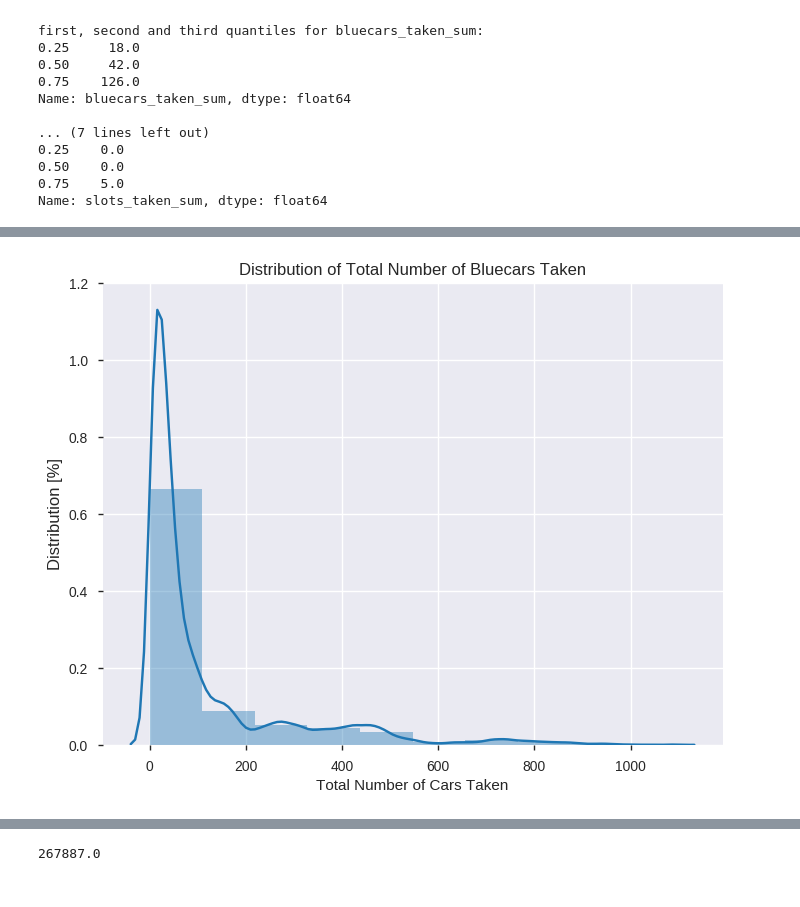
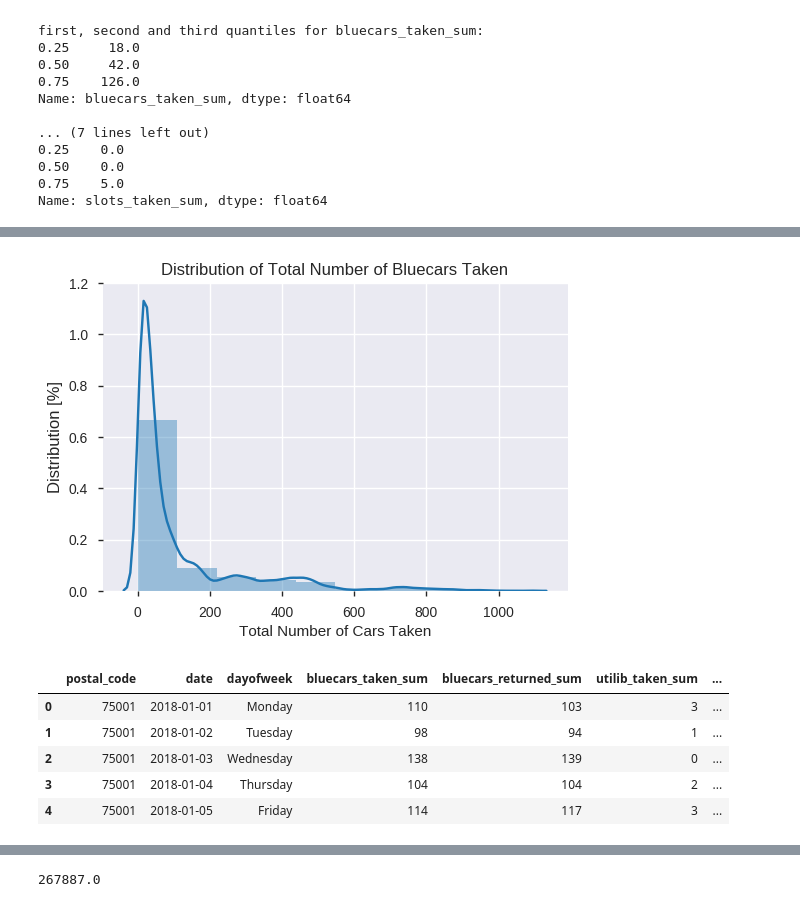
Before and after one commit to booorayan/BluecarsAuto, a Jupyter notebook: Autolib_projecte.ipynb, the cells around one changed output, grey strips where cells are left out. Drawn from its saved outputs; the diff is of its cells as text; code cells hidden in the pictures.

```diff
--- a/Autolib_projecte.ipynb
+++ b/Autolib_projecte.ipynb
@@ -531,11 +552,27 @@ plt.show()
 # %%
-plt.figure(figsize=(8,6))
+# histogram showing the distribution of total number of cars taken
+
+plt.figure(figsize=(6,4))
 dis = sns.distplot(autob.bluecars_taken_sum, bins=10)
 plt.xlabel('Total Number of Cars Taken')
 plt.yticks(dis.get_yticks(), dis.get_yticks() * 100)
 plt.ylabel('Distribution [%]', fontsize=12)
 plt.title('Distribution of Total Number of Bluecars Taken')
 plt.show()
+
+# most common total number of bluecars taken was between 0-100
 # %% [output]
-[figure, old version]
+[figure, new version]
+# %%
+oto = autob.copy()
+
+oto['dayofweek'] = oto.dayofweek.map({0: 'Monday', 1: 'Tuesday', 2: 'Wednesday', 3: 'Thursday', 4: 'Friday'})
+oto.head()
+# %% [output]
+|  | postal_code | date | dayofweek | bluecars_taken_sum | bluecars_returned_sum | utilib_taken_sum | ... |
+| 0 | 75001 | 2018-01-01 | Monday | 110 | 103 | 3 | ... |
+| 1 | 75001 | 2018-01-02 | Tuesday | 98 | 94 | 1 | ... |
+| 2 | 75001 | 2018-01-03 | Wednesday | 138 | 139 | 0 | ... |
+| 3 | 75001 | 2018-01-04 | Thursday | 104 | 104 | 2 | ... |
+| 4 | 75001 | 2018-01-05 | Friday | 114 | 117 | 3 | ... |
 # %%
```
Also changed, not shown: parts of 76 cells of this notebook.
